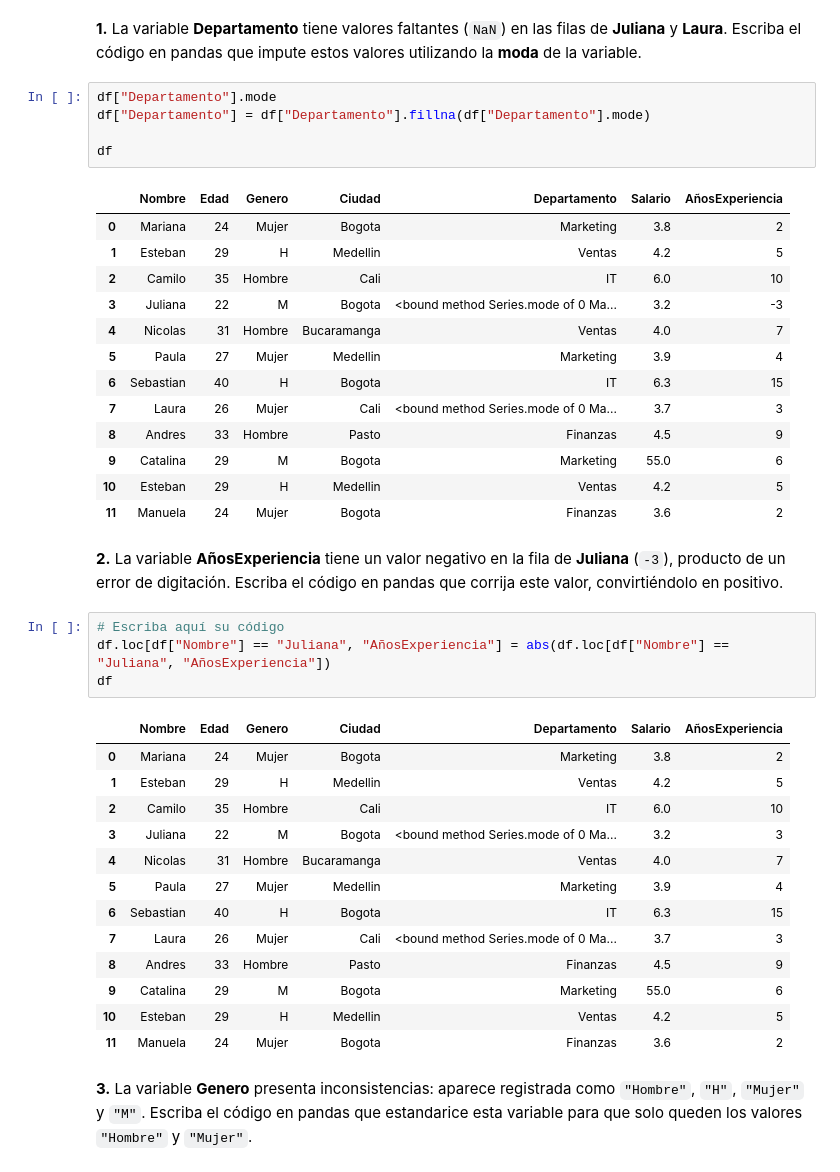
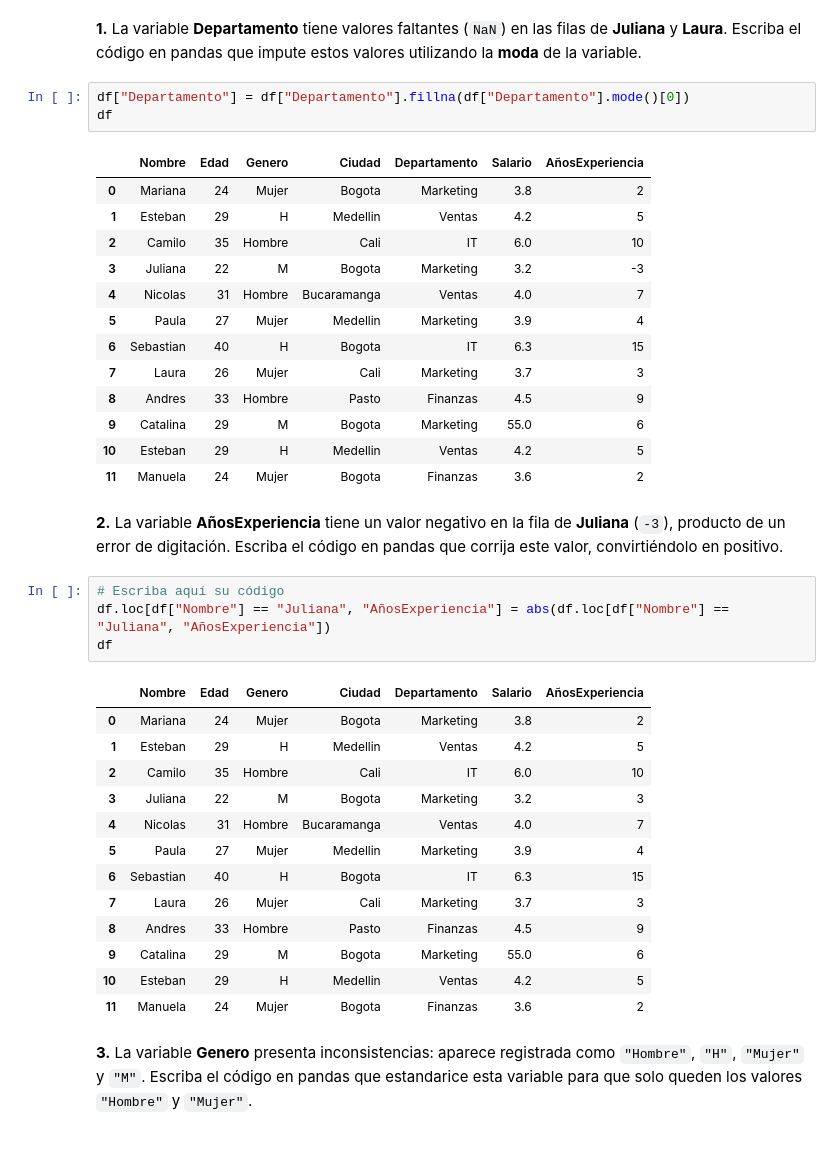
Before and after one commit to sara-119/aprendiendo_git_hub, a Jupyter notebook: Taller_Preparcial_Seccion3_Pandas.ipynb, the cells around one changed output. Drawn from its saved outputs; the diff is of its cells as text.

```diff
--- a/Taller_Preparcial_Seccion3_Pandas.ipynb
+++ b/Taller_Preparcial_Seccion3_Pandas.ipynb
@@ -57,20 +57,18 @@ Este conjunto de datos presenta **cinco** problemas de calidad, que se resolver
 # %% [markdown]
 **1.** La variable **Departamento** tiene valores faltantes (`NaN`) en las filas de **Juliana** y **Laura**. Escriba el código en pandas que impute estos valores utilizando la **moda** de la variable.
 # %%
-df["Departamento"].mode
-df["Departamento"] = df["Departamento"].fillna(df["Departamento"].mode)
-
+df["Departamento"] = df["Departamento"].fillna(df["Departamento"].mode()[0])
 df
 # %% [output]
 |  | Nombre | Edad | Genero | Ciudad | Departamento | Salario | AñosExperiencia |
 | 0 | Mariana | 24 | Mujer | Bogota | Marketing | 3.8 | 2 |
 | 1 | Esteban | 29 | H | Medellin | Ventas | 4.2 | 5 |
 | 2 | Camilo | 35 | Hombre | Cali | IT | 6.0 | 10 |
-| 3 | Juliana | 22 | M | Bogota | <bound method Series.mode of 0 Ma... | 3.2 | -3 |
+| 3 | Juliana | 22 | M | Bogota | Marketing | 3.2 | -3 |
 | 4 | Nicolas | 31 | Hombre | Bucaramanga | Ventas | 4.0 | 7 |
 | 5 | Paula | 27 | Mujer | Medellin | Marketing | 3.9 | 4 |
 | 6 | Sebastian | 40 | H | Bogota | IT | 6.3 | 15 |
-| 7 | Laura | 26 | Mujer | Cali | <bound method Series.mode of 0 Ma... | 3.7 | 3 |
+| 7 | Laura | 26 | Mujer | Cali | Marketing | 3.7 | 3 |
 | 8 | Andres | 33 | Hombre | Pasto | Finanzas | 4.5 | 9 |
 | 9 | Catalina | 29 | M | Bogota | Marketing | 55.0 | 6 |
 | 10 | Esteban | 29 | H | Medellin | Ventas | 4.2 | 5 |
@@ -86,11 +84,11 @@ df
 | 0 | Mariana | 24 | Mujer | Bogota | Marketing | 3.8 | 2 |
 | 1 | Esteban | 29 | H | Medellin | Ventas | 4.2 | 5 |
 | 2 | Camilo | 35 | Hombre | Cali | IT | 6.0 | 10 |
-| 3 | Juliana | 22 | M | Bogota | <bound method Series.mode of 0 Ma... | 3.2 | 3 |
+| 3 | Juliana | 22 | M | Bogota | Marketing | 3.2 | 3 |
 | 4 | Nicolas | 31 | Hombre | Bucaramanga | Ventas | 4.0 | 7 |
 | 5 | Paula | 27 | Mujer | Medellin | Marketing | 3.9 | 4 |
 | 6 | Sebastian | 40 | H | Bogota | IT | 6.3 | 15 |
-| 7 | Laura | 26 | Mujer | Cali | <bound method Series.mode of 0 Ma... | 3.7 | 3 |
+| 7 | Laura | 26 | Mujer | Cali | Marketing | 3.7 | 3 |
 | 8 | Andres | 33 | Hombre | Pasto | Finanzas | 4.5 | 9 |
 | 9 | Catalina | 29 | M | Bogota | Marketing | 55.0 | 6 |
 | 10 | Esteban | 29 | H | Medellin | Ventas | 4.2 | 5 |
```
Also changed, not shown: parts of 12 cells of this notebook.
